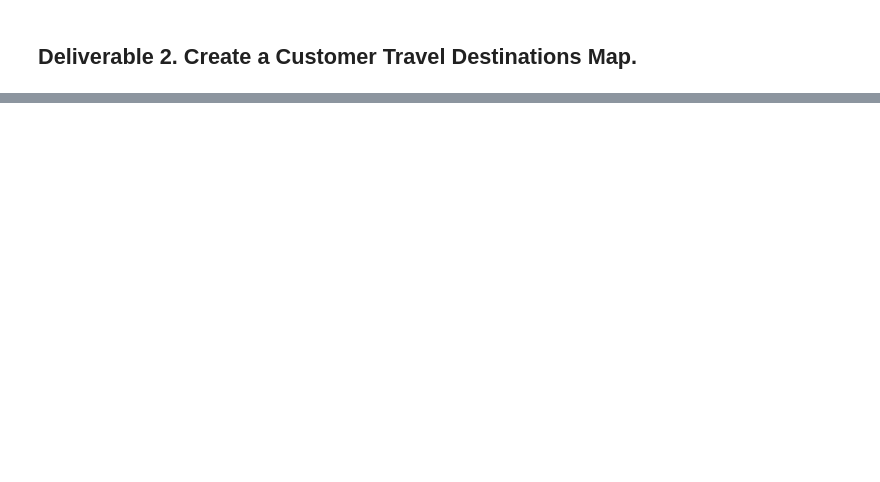
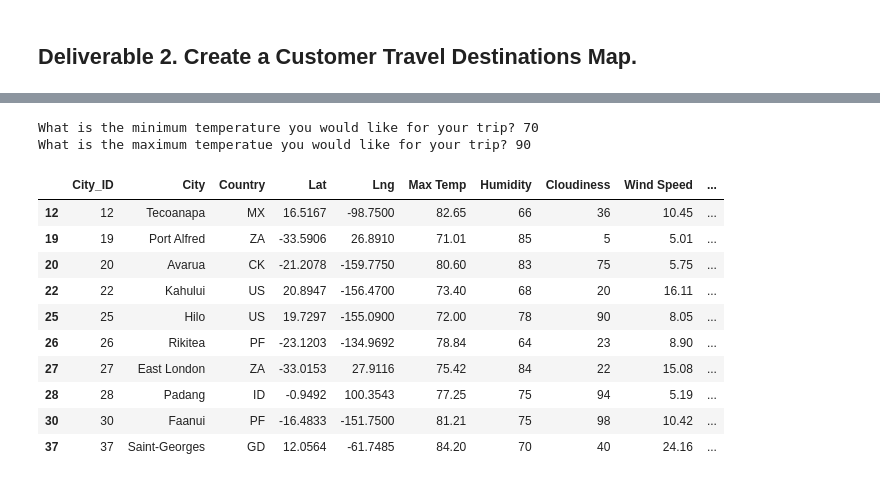
Before and after one commit to bedwardssmith/World_Weather_Analysis, a Jupyter notebook: Vacation_Search/Vacation_Search.ipynb, the cells around one changed output, grey strips where cells are left out. Drawn from its saved outputs; the diff is of its cells as text; code cells hidden in the pictures; blank space fills up the shorter version.

```diff
--- a/Vacation_Search/Vacation_Search.ipynb
+++ b/Vacation_Search/Vacation_Search.ipynb
@@ -21,6 +26,25 @@ FileNotFoundError: [Errno 2] No such file or directory: '/Users/16472/Bootcamp/W
 # %%
 # 2. Prompt the user to enter minimum and maximum temperature criteria
+min_temp = float(input("What is the minimum temperature you would like for your trip? "))
+max_temp = float(input("What is the maximum temperatue you would like for your trip? "))
+# %% [output]
+What is the minimum temperature you would like for your trip? 70
+What is the maximum temperatue you would like for your trip? 90
 # %%
 # 3. Filter the city_data_df DataFrame using the input statements to create a new DataFrame using the loc method.
+preferred_cities_df = city_data_df.loc[(city_data_df["Max Temp"] <= max_temp) & (city_data_df["Max Temp"] > min_temp)]
+preferred_cities_df.head(10)
+# %% [output]
+|  | City_ID | City | Country | Lat | Lng | Max Temp | Humidity | Cloudiness | Wind Speed | ... |
+| 12 | 12 | Tecoanapa | MX | 16.5167 | -98.7500 | 82.65 | 66 | 36 | 10.45 | ... |
+| 19 | 19 | Port Alfred | ZA | -33.5906 | 26.8910 | 71.01 | 85 | 5 | 5.01 | ... |
+| 20 | 20 | Avarua | CK | -21.2078 | -159.7750 | 80.60 | 83 | 75 | 5.75 | ... |
+| 22 | 22 | Kahului | US | 20.8947 | -156.4700 | 73.40 | 68 | 20 | 16.11 | ... |
+| 25 | 25 | Hilo | US | 19.7297 | -155.0900 | 72.00 | 78 | 90 | 8.05 | ... |
+| 26 | 26 | Rikitea | PF | -23.1203 | -134.9692 | 78.84 | 64 | 23 | 8.90 | ... |
+| 27 | 27 | East London | ZA | -33.0153 | 27.9116 | 75.42 | 84 | 22 | 15.08 | ... |
+| 28 | 28 | Padang | ID | -0.9492 | 100.3543 | 77.25 | 75 | 94 | 5.19 | ... |
+| 30 | 30 | Faanui | PF | -16.4833 | -151.7500 | 81.21 | 75 | 98 | 10.42 | ... |
+| 37 | 37 | Saint-Georges | GD | 12.0564 | -61.7485 | 84.20 | 70 | 40 | 24.16 | ... |
 # %%
 # 4a. Determine if there are any empty rows.
```
Also changed, not shown: parts of 8 cells of this notebook, 4 other files.
